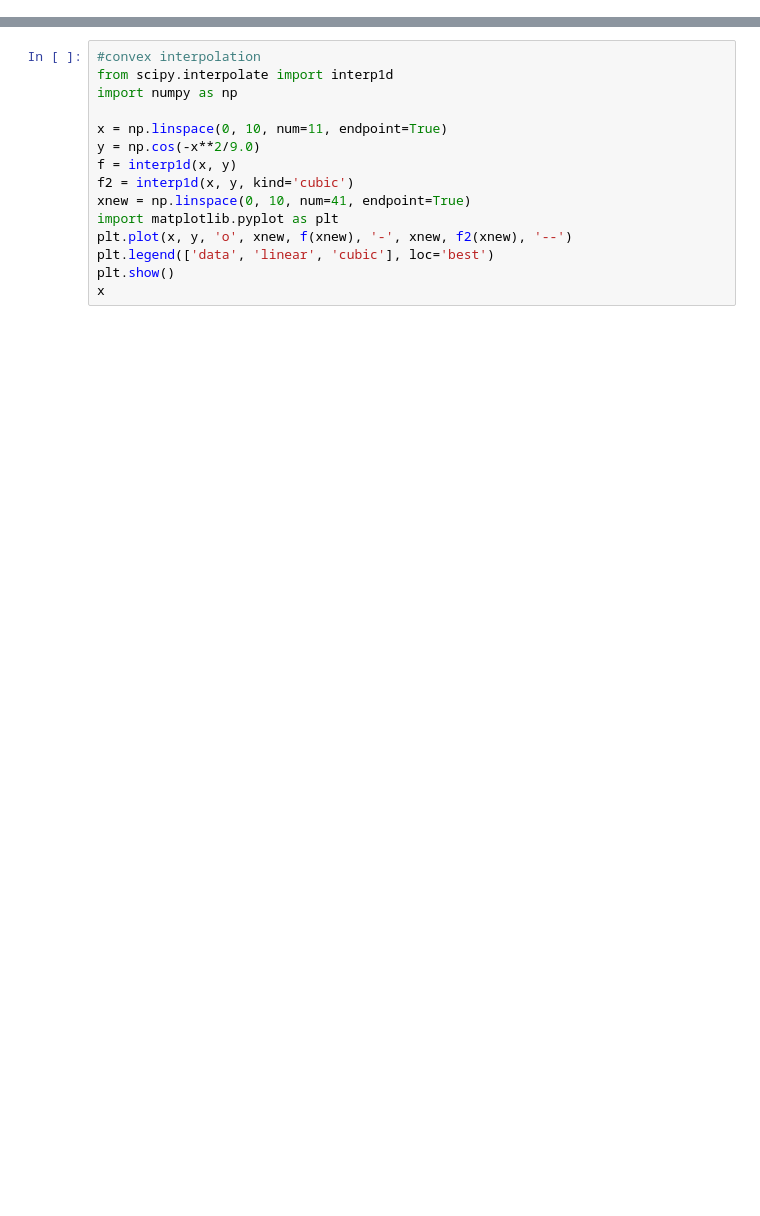
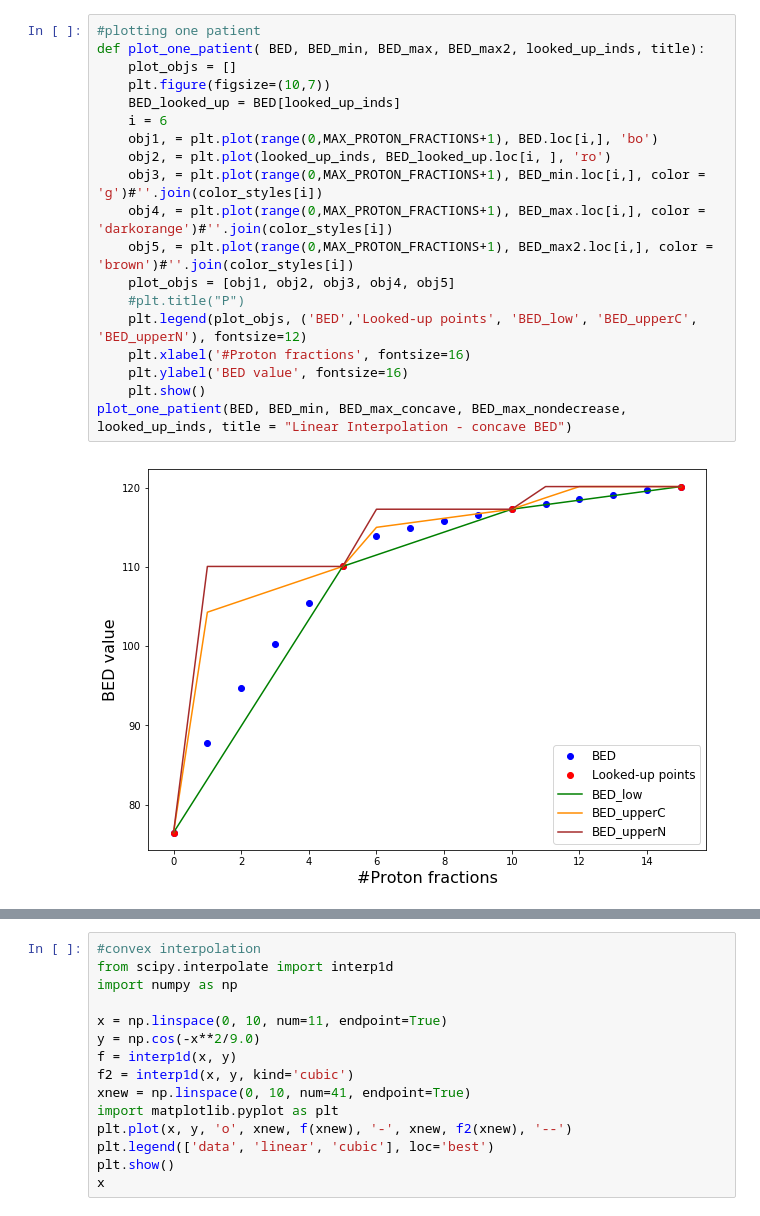
Before and after one commit to IDmy/proton, a Jupyter notebook: notebooks/data_exploration.ipynb, the cells around one changed output, grey strips where cells are left out. Saved outputs shown, nothing was run; the diff lists cells and outputs as text; blank space fills up the shorter version.

```diff
--- a/notebooks/data_exploration.ipynb
+++ b/notebooks/data_exploration.ipynb
@@ -34,0 +68,21 @@ plot_patients(True)
+# %%
+#plotting one patient
+def plot_one_patient( BED, BED_min, BED_max, BED_max2, looked_up_inds, title):
+    plot_objs = []
+    plt.figure(figsize=(10,7))
+    BED_looked_up = BED[looked_up_inds]
+    i = 6
+    obj1, = plt.plot(range(0,MAX_PROTON_FRACTIONS+1), BED.loc[i,], 'bo')
+    obj2, = plt.plot(looked_up_inds, BED_looked_up.loc[i, ], 'ro')
+    obj3, = plt.plot(range(0,MAX_PROTON_FRACTIONS+1), BED_min.loc[i,], color = 'g')#''.join(color_styles[i])
+    obj4, = plt.plot(range(0,MAX_PROTON_FRACTIONS+1), BED_max.loc[i,], color = 'darkorange')#''.join(color_styles[i])
+    obj5, = plt.plot(range(0,MAX_PROTON_FRACTIONS+1), BED_max2.loc[i,], color = 'brown')#''.join(color_styles[i])
+    plot_objs = [obj1, obj2, obj3, obj4, obj5]
+    #plt.title("P")
+    plt.legend(plot_objs, ('BED','Looked-up points', 'BED_low', 'BED_upperC', 'BED_upperN'), fontsize=12)
+    plt.xlabel('#Proton fractions', fontsize=16)
+    plt.ylabel('BED value', fontsize=16)
+    plt.show()
+plot_one_patient(BED, BED_min, BED_max_concave, BED_max_nondecrease, looked_up_inds, title = "Linear Interpolation - concave BED")
+# %% [output]
+[figure, added]
```
Also changed, not shown: parts of 8 cells of this notebook, 5 other files.
